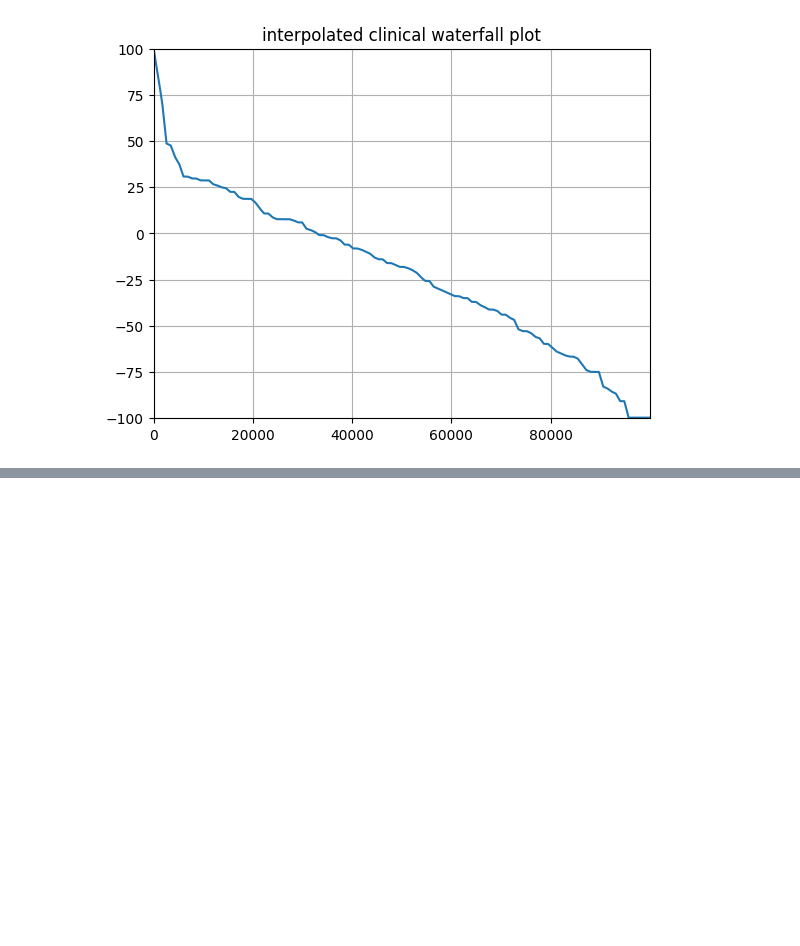
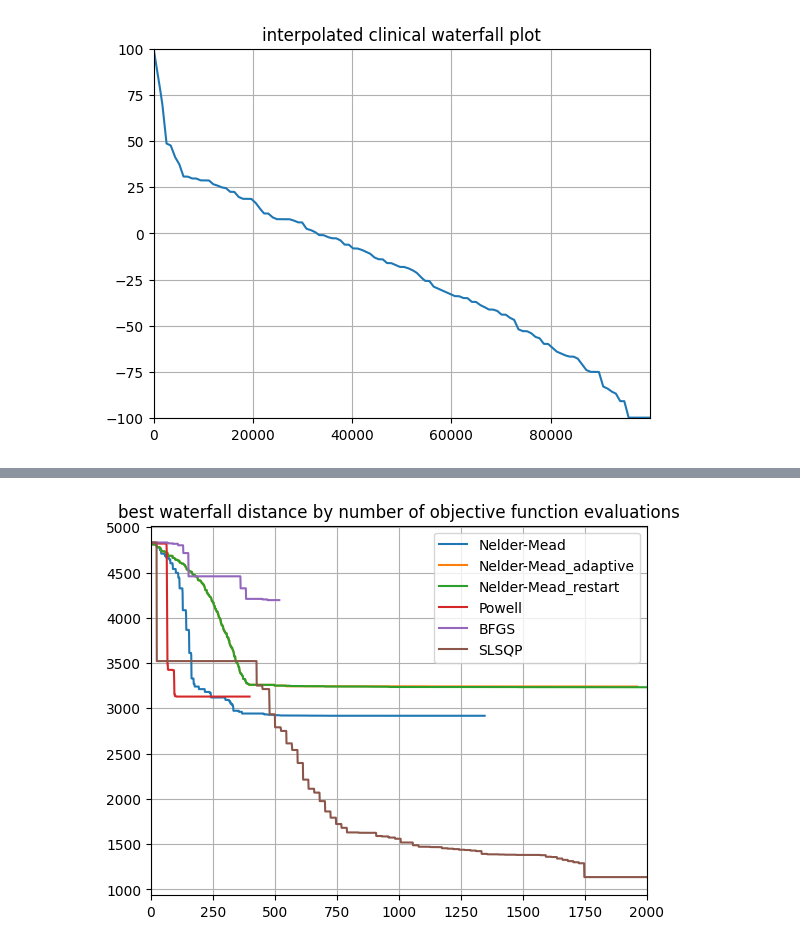
Before and after one commit to tpawlowski/qsp_emulation, a Jupyter notebook: notebooks/06. Fitting population params.ipynb, the cells around one changed output, grey strips where cells are left out. Saved outputs shown, nothing was run; the diff lists cells and outputs as text; code cells hidden in the pictures; blank space fills up the shorter version.

```diff
--- a/notebooks/06. Fitting population params.ipynb
+++ b/notebooks/06. Fitting population params.ipynb
@@ -387,0 +416,33 @@ plt.show()
+# %%
+for method_name, options_list in minimize_models:
+    method_name = f"no_regularization_{method_name}"
+    minimize_path = Path(f"../final/minimize_{method_name}.json")
+    if minimize_path.is_file():
+        with minimize_path.open("r") as opened_file:
+            metadata = json.load(opened_file)
+            results[method_name] = metadata["minimize_history"]
+        continue
+
+    minimize_history = []
+    start_time = time.time()
+
+    params = initial_relative_params(0.95)
+    result = None
+    for options in options_list:
+        result = scipy.optimize.minimize(
+            minimize_objective_no_regularization,
+            params,
+            **options,
+        )
+        params = result.x
+
+    results[method_name] = [(p.tolist(), v, v_r, v_d, int(t - start_time)) for p, v, v_r, v_d, t in minimize_history]
+
+    with minimize_path.open("w") as opened_file:
+        opened_file.write(json.dumps({
+            "cpu_info": {key: get_cpu_info()[key] for key in ["arch", "bits", "brand_raw", "count"]},
+            "minimize_options": [o["options"] for o in options_list],
+            "population_size": POPULATION_SIZE,
+            "minimize_history": results[method_name],
+            "model": "pca_models/MLPRegressor_600_100_40_11_-7_6.pickle"
+        }, sort_keys=True, indent=4))
@@ -387,0 +463,13 @@ plt.show()
+# %%
+import itertools
+import operator
+
+plt.title("best waterfall distance by number of objective function evaluations")
+plt.grid()
+for method_name in ("Nelder-Mead", "Nelder-Mead_adaptive", "Nelder-Mead_restart", "Powell", "BFGS", "SLSQP"):
+    plt.plot(list(itertools.accumulate((x[3] for x in results["no_regularization_" + method_name]), min)), label=method_name)
+plt.legend()
+plt.xlim((0, 2000))
+plt.show()
+# %% [output]
+[figure, added]
```
Also changed, not shown: parts of 11 cells of this notebook.
